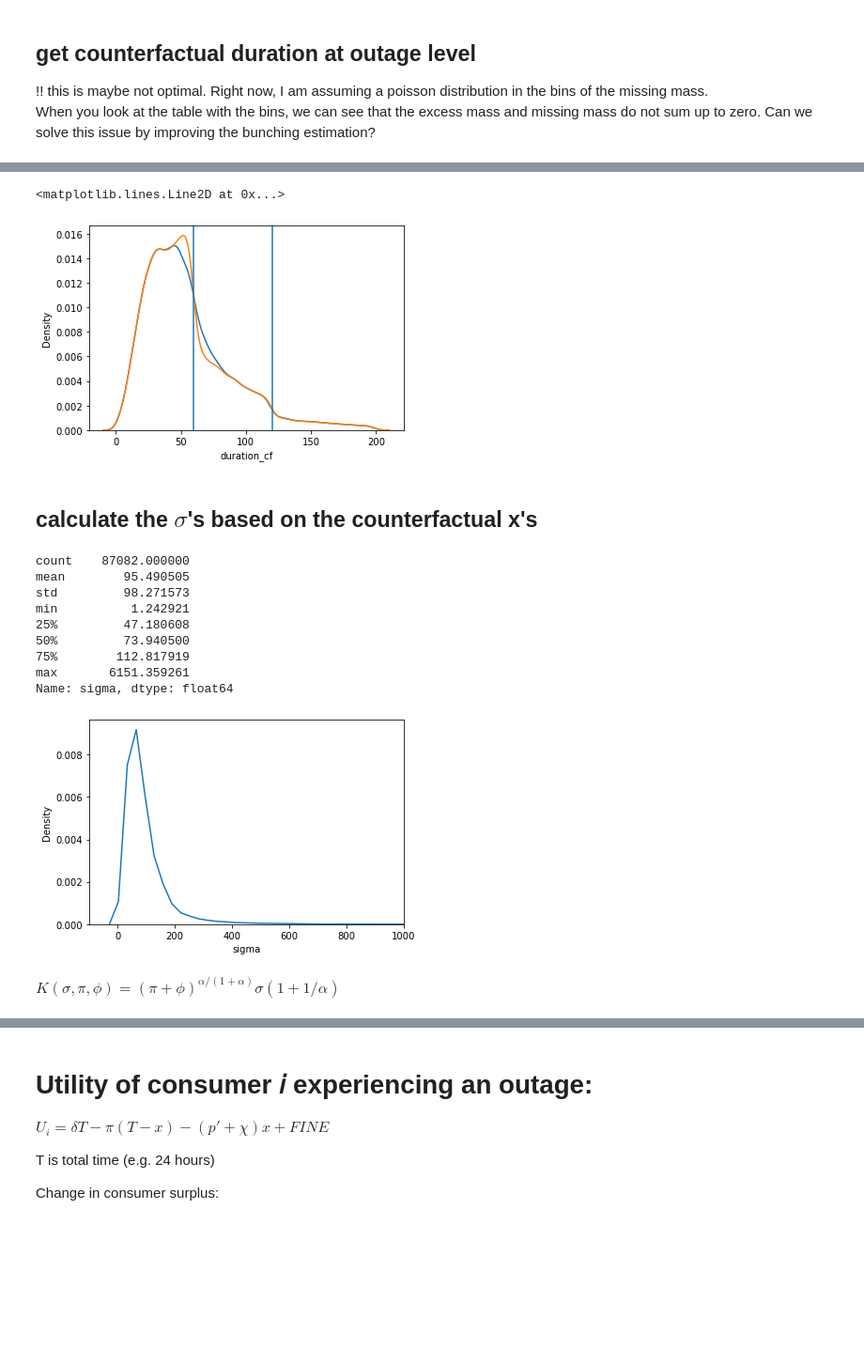
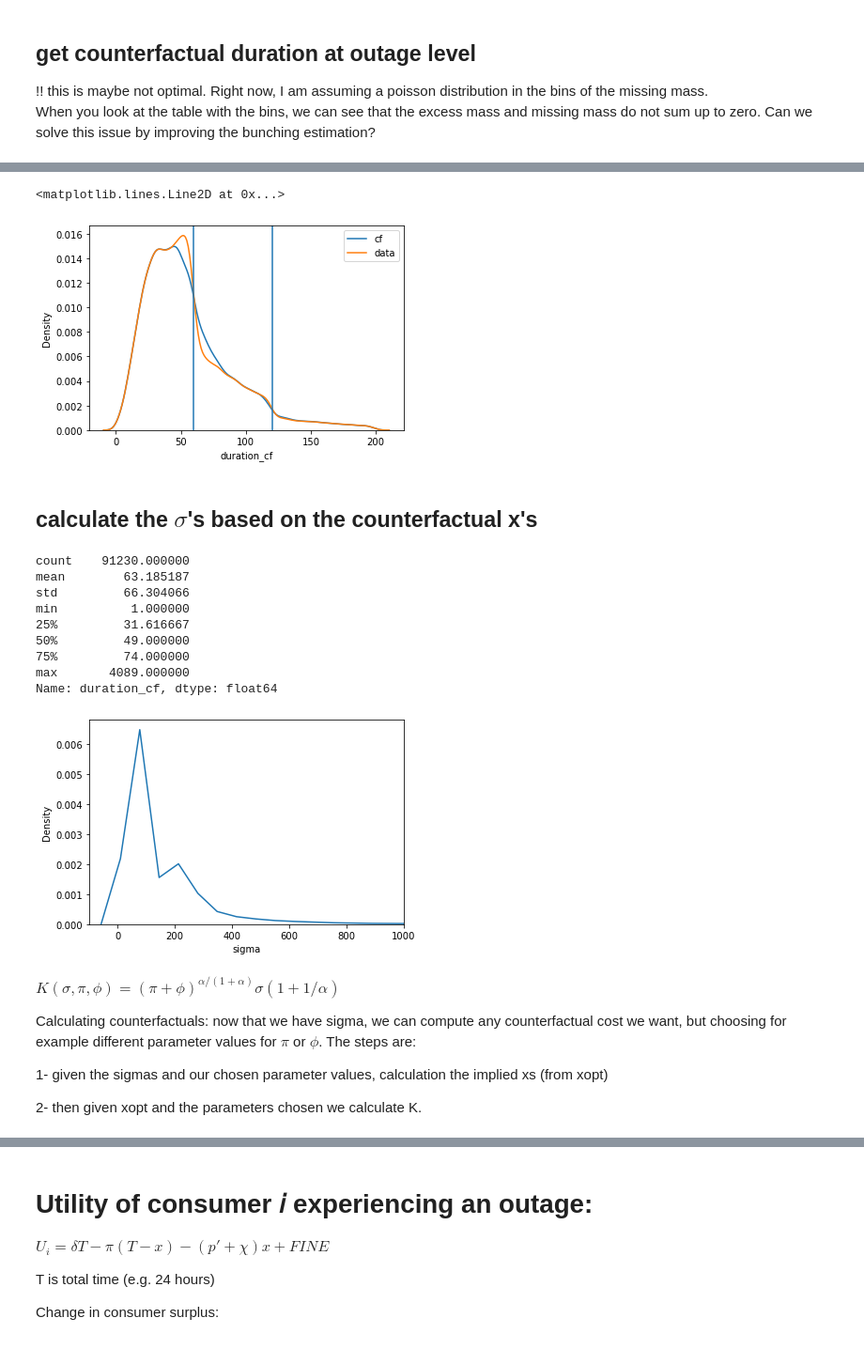
Before and after one commit to paulaleoni/delhi_outages, a Jupyter notebook: src/bunching.ipynb, the cells around one changed output, grey strips where cells are left out. Shown at 94% size. Saved outputs shown, nothing was run; the diff lists cells and outputs as text; code cells hidden in the pictures; blank space fills up the shorter version.

Commit message:
some parameter changes

```diff
--- a/src/bunching.ipynb
+++ b/src/bunching.ipynb
@@ -255,9 +268,9 @@ total bunching 4.303755439887405
 # %%
 # bunching at x = 120
 bsize = 1
-ex_reg = 2
+ex_reg = 10
 z = 119
-z_lower120 = z - ex_reg * bsize
+z_lower120 = z - 5 * bsize
 missing120 = z + ex_reg * bsize
 
 # define bins
@@ -329,7 +342,7 @@ Text(0.5, 0, 'Duration (Minutes)')
 Visualize $\Delta x$
 # %%
 fig, ax = plt.subplots()
-b = np.round(60 + bunch60.get_deltaX())
+b = np.round(60 + bunch60.total_bunch())
 min = -300
 plt.plot(pred60.duration[pred60.duration >= 0], pred60.y_pred[pred60.duration >= 0], color = 'black', linestyle='dashed', label = 'counterfactual')
 plt.plot(pred60.duration, pred60.nobs, color = 'violet')
@@ -408,8 +421,8 @@ cf = cf.loc[:,['bin', 'nobs', 'duration', 'b', 'm','y_pred']]
 
 cf['difference'] = cf.nobs - cf.y_pred
 # make sure that at least one bin is in missing
-upper60 = 60 + bunch60.get_deltaX() + bsize if bunch60.get_deltaX() < bsize else 60 + bunch60.get_deltaX()
-upper120 = 120 + bunch120.get_deltaX() + bsize if bunch120.get_deltaX() < bsize else 120 + bunch120.get_deltaX()
+upper60 = 60 + bunch60.total_bunch() + bsize
+upper120 = 120 + bunch120.total_bunch() + bsize
 # create dummies
 cf['b60'] = cf.apply(lambda row: 1 if (row.b ==1) & (row.duration <= missing60) else 0, axis = 1)
 cf['missing60'] = cf.apply(lambda row: 1 if (row.duration > 60) & (row.duration <= upper60) else 0, axis = 1)
@@ -477,14 +490,17 @@ for d in ['60','120']:
 #data.describe()
 # %%
 # should look similar to counterfactual density from bunching estimation
-sns.kdeplot(data.duration_cf[data.duration_cf < 200])
-sns.kdeplot(data.duration_minutes[data.duration_minutes < 200])
+sns.kdeplot(data.duration_cf[data.duration_cf < 200], label = 'cf')
+sns.kdeplot(data.duration_minutes[data.duration_minutes < 200], label='data')
+#plt.xlim(55,65)
+#plt.ylim(0.000,0.004)
+plt.legend()
 
 plt.axvline(60)
 plt.axvline(120)
 # %% [output]
 <matplotlib.lines.Line2D at 0x...>
-[figure, old version]
+[figure, new version]
 # %% [markdown]
 ## calculate the $\sigma$'s based on the counterfactual x's
 # %%
@@ -496,17 +512,17 @@ for i in data.index:
     s = symbols('s')
     x = data.loc[i, 'duration_cf']
     N = data.loc[i, 'noofcustomersaffected']
-    # should we take pi here at the outage level?
     pi = data.loc[i, 'pi']
-    if pi == 0: pi = data.pi.median() # take median for missing values
     if x < 60:
-        exp = Eq(tools.xopt(s, pi = pi, phi=0, alpha = alpha), x)
+        exp = Eq(tools.xopt(s, pi = pi, phi=0, alpha = alpha, N=N), x)
     elif x < 120:
-        exp = Eq(tools.xopt(s, pi = pi, phi=50/60, alpha = alpha), x)
+        exp = Eq(tools.xopt(s, pi = pi, phi=50/60, alpha = alpha, N=N), x)
     else:
-        exp = Eq(tools.xopt(s, pi = pi, phi=100/60, alpha = alpha), x)
+        exp = Eq(tools.xopt(s, pi = pi, phi=100/60, alpha = alpha, N=N), x)
     res = solve(exp,s)
     if len(res) < 1: data.loc[i,'sigma'] = np.nan
     else: data.loc[i,'sigma'] = res[0]
 
 #data
+
+data.sigma = data.sigma.astype(float)
@@ -515,20 +529,28 @@ for i in data.index:
 # %%
-sns.kdeplot(x =data.sigma.astype(float))
+sns.kdeplot(x =data.sigma)
 plt.xlim(-100,1000)
-data.sigma.astype(float).describe()
+data.sigma.describe()
+# we have some missing values, in don't know why because all inputs seem to have no missings
+# but maybe this explains the strange density
 # %% [output]
-count    87082.000000
-mean        95.490505
-std         98.271573
-min          1.242921
-25%         47.180608
-50%         73.940500
-75%        112.817919
-max       6151.359261
-Name: sigma, dtype: float64
+count    91230.000000
+mean        63.185187
+std         66.304066
+min          1.000000
+25%         31.616667
+50%         49.000000
+75%         74.000000
+max       4089.000000
+Name: duration_cf, dtype: float64
-[figure, old version]
+[figure, new version]
-# %% [markdown]
-$K(\sigma,\pi, \phi) = (\pi + \phi)^{\alpha / (1+\alpha)} \sigma (1 + 1/\alpha)$
+# %% [markdown]
+$K(\sigma,\pi, \phi) = (\pi + \phi)^{\alpha / (1+\alpha)} \sigma (1 + 1/\alpha)$
+
+Calculating counterfactuals: now that we have sigma, we can compute any counterfactual cost we want, but choosing for example different parameter values for $\pi$ or $\phi$. The steps are:
+
+1- given the sigmas and our chosen parameter values, calculation the implied xs (from xopt)
+
+2- then given xopt and the parameters chosen we calculate K.
 # %%
 # calculate K
 
```
Also changed, not shown: parts of 18 cells of this notebook, 1 other file.
